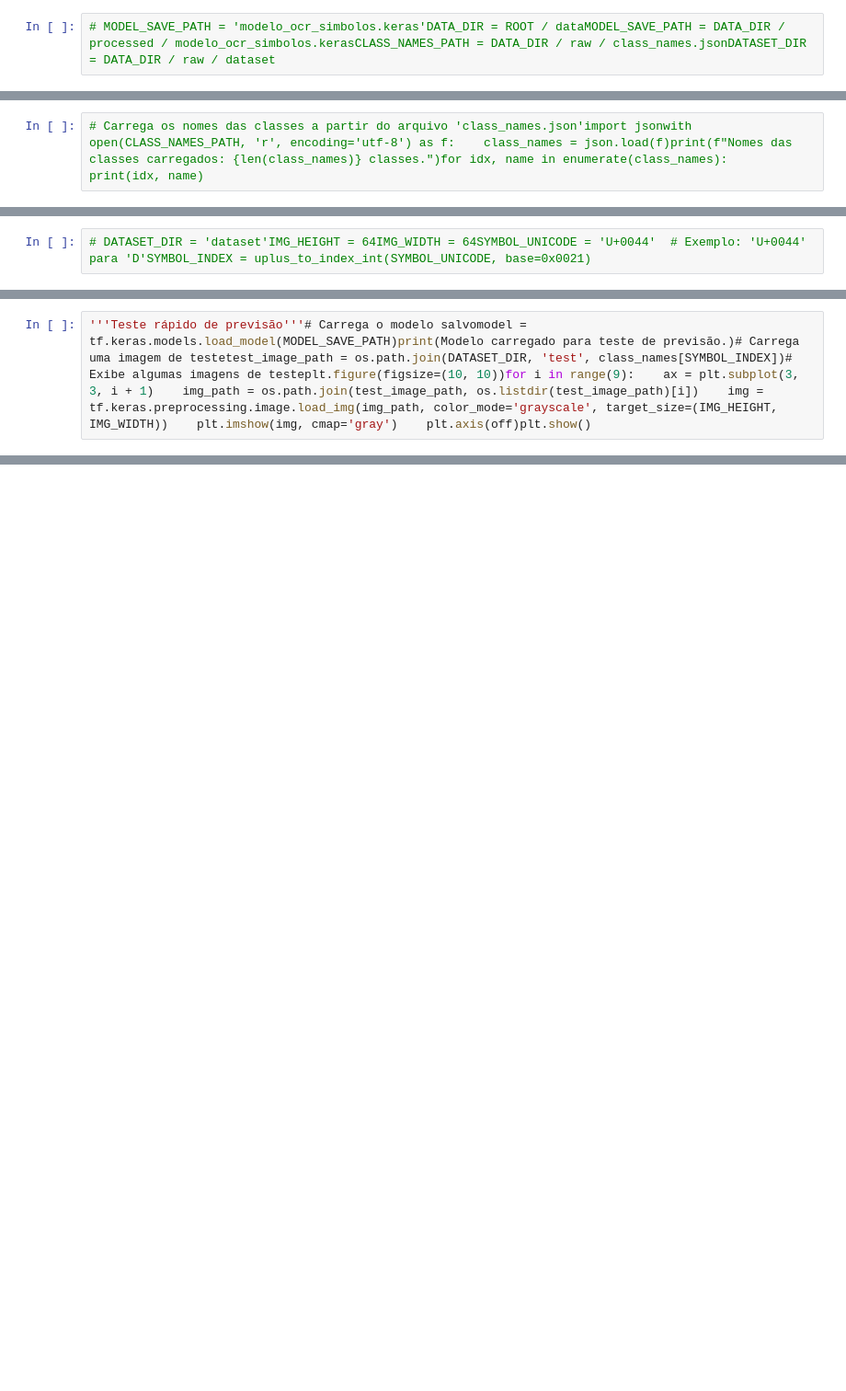
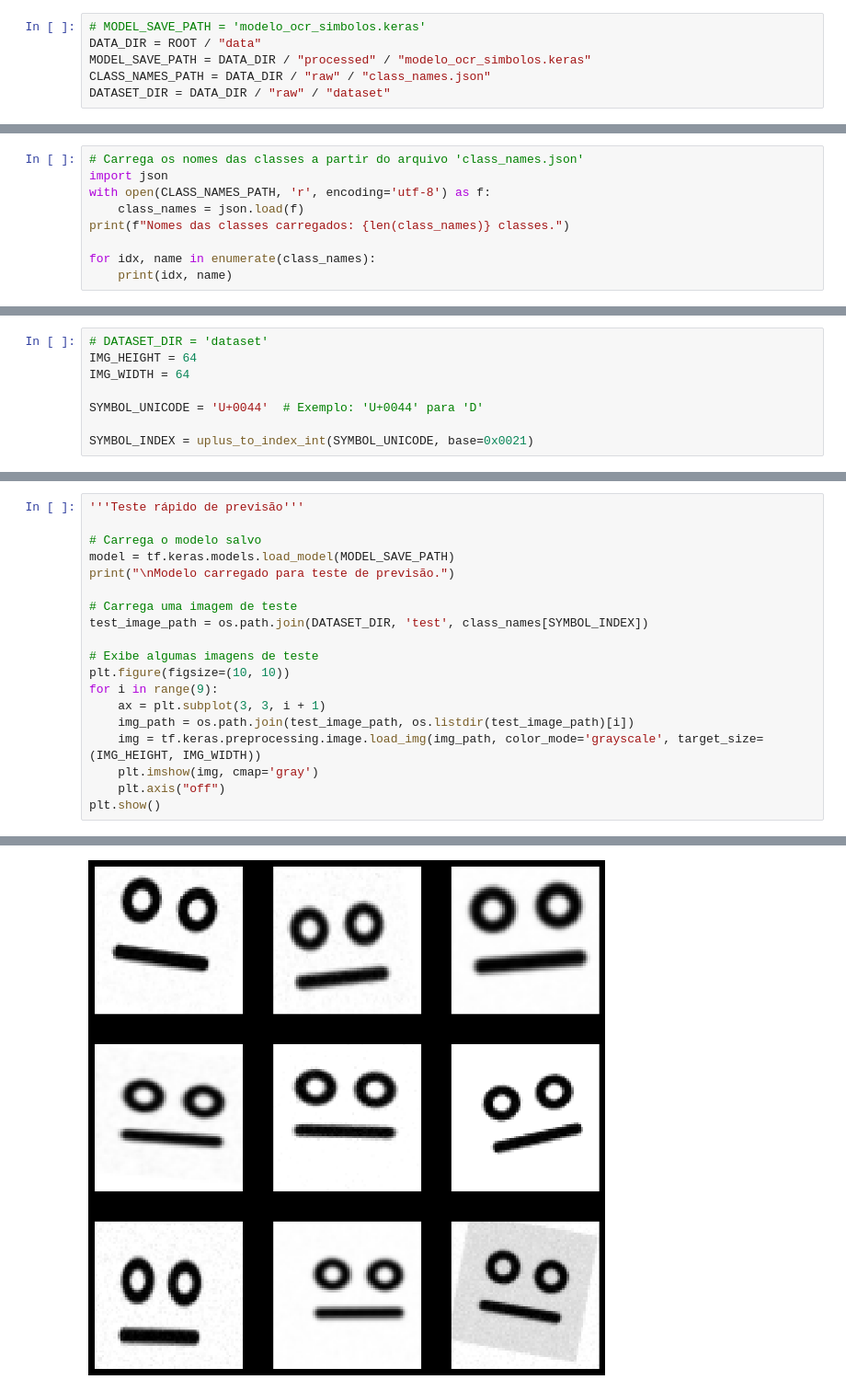
Before and after one commit to maxwellamaral/OCR_ELiS, a Jupyter notebook: notebooks/prediction.ipynb, the cells around one changed output, grey strips where cells are left out. Shown: that part at 92% size. Drawn from its saved outputs; the diff is of its cells as text; blank space fills up the shorter version.

```diff
--- a/notebooks/prediction.ipynb
+++ b/notebooks/prediction.ipynb
@@ -13,3 +43,7 @@ def find_project_root(markers=(pyproject.toml, .git)) -> Path:    '''    Descobr
 # %%
-# MODEL_SAVE_PATH = 'modelo_ocr_simbolos.keras'DATA_DIR = ROOT / dataMODEL_SAVE_PATH = DATA_DIR / processed / modelo_ocr_simbolos.kerasCLASS_NAMES_PATH = DATA_DIR / raw / class_names.jsonDATASET_DIR = DATA_DIR / raw / dataset
+# MODEL_SAVE_PATH = 'modelo_ocr_simbolos.keras'
+DATA_DIR = ROOT / "data"
+MODEL_SAVE_PATH = DATA_DIR / "processed" / "modelo_ocr_simbolos.keras"
+CLASS_NAMES_PATH = DATA_DIR / "raw" / "class_names.json"
+DATASET_DIR = DATA_DIR / "raw" / "dataset"
 # %% [markdown]
@@ -21,2 +80,9 @@ def find_project_root(markers=(pyproject.toml, .git)) -> Path:    '''    Descobr
 # %%
-# Carrega os nomes das classes a partir do arquivo 'class_names.json'import jsonwith open(CLASS_NAMES_PATH, 'r', encoding='utf-8') as f:    class_names = json.load(f)print(f"Nomes das classes carregados: {len(class_names)} classes.")for idx, name in enumerate(class_names):    print(idx, name)
+# Carrega os nomes das classes a partir do arquivo 'class_names.json'
+import json
+with open(CLASS_NAMES_PATH, 'r', encoding='utf-8') as f:
+    class_names = json.load(f)
+print(f"Nomes das classes carregados: {len(class_names)} classes.")
+
+for idx, name in enumerate(class_names):
+    print(idx, name)
@@ -29,3 +156,9 @@ import redef parse_uplus(s: str) -> int:    '''Converte uma string no formato 'U
 # %%
-# DATASET_DIR = 'dataset'IMG_HEIGHT = 64IMG_WIDTH = 64SYMBOL_UNICODE = 'U+0044'  # Exemplo: 'U+0044' para 'D'SYMBOL_INDEX = uplus_to_index_int(SYMBOL_UNICODE, base=0x0021)
+# DATASET_DIR = 'dataset'
+IMG_HEIGHT = 64
+IMG_WIDTH = 64
+
+SYMBOL_UNICODE = 'U+0044'  # Exemplo: 'U+0044' para 'D'
+
+SYMBOL_INDEX = uplus_to_index_int(SYMBOL_UNICODE, base=0x0021)
 # %% [markdown]
@@ -33,2 +167,20 @@ import redef parse_uplus(s: str) -> int:    '''Converte uma string no formato 'U
 # %%
-'''Teste rápido de previsão'''# Carrega o modelo salvomodel = tf.keras.models.load_model(MODEL_SAVE_PATH)print(Modelo carregado para teste de previsão.)# Carrega uma imagem de testetest_image_path = os.path.join(DATASET_DIR, 'test', class_names[SYMBOL_INDEX])# Exibe algumas imagens de testeplt.figure(figsize=(10, 10))for i in range(9):    ax = plt.subplot(3, 3, i + 1)    img_path = os.path.join(test_image_path, os.listdir(test_image_path)[i])    img = tf.keras.preprocessing.image.load_img(img_path, color_mode='grayscale', target_size=(IMG_HEIGHT, IMG_WIDTH))    plt.imshow(img, cmap='gray')    plt.axis(off)plt.show()
+'''Teste rápido de previsão'''
+
+# Carrega o modelo salvo
+model = tf.keras.models.load_model(MODEL_SAVE_PATH)
+print("\nModelo carregado para teste de previsão.")
+
+# Carrega uma imagem de teste
+test_image_path = os.path.join(DATASET_DIR, 'test', class_names[SYMBOL_INDEX])
+
+# Exibe algumas imagens de teste
+plt.figure(figsize=(10, 10))
+for i in range(9):
+    ax = plt.subplot(3, 3, i + 1)
+    img_path = os.path.join(test_image_path, os.listdir(test_image_path)[i])
+    img = tf.keras.preprocessing.image.load_img(img_path, color_mode='grayscale', target_size=(IMG_HEIGHT, IMG_WIDTH))
+    plt.imshow(img, cmap='gray')
+    plt.axis("off")
+plt.show()
+# %% [output]
@@ -35 +188,2 @@ import redef parse_uplus(s: str) -> int:    '''Converte uma string no formato 'U
+[figure, added]
 # %% [markdown]
```
Also changed, not shown: parts of 8 cells of this notebook, 5 other files.
